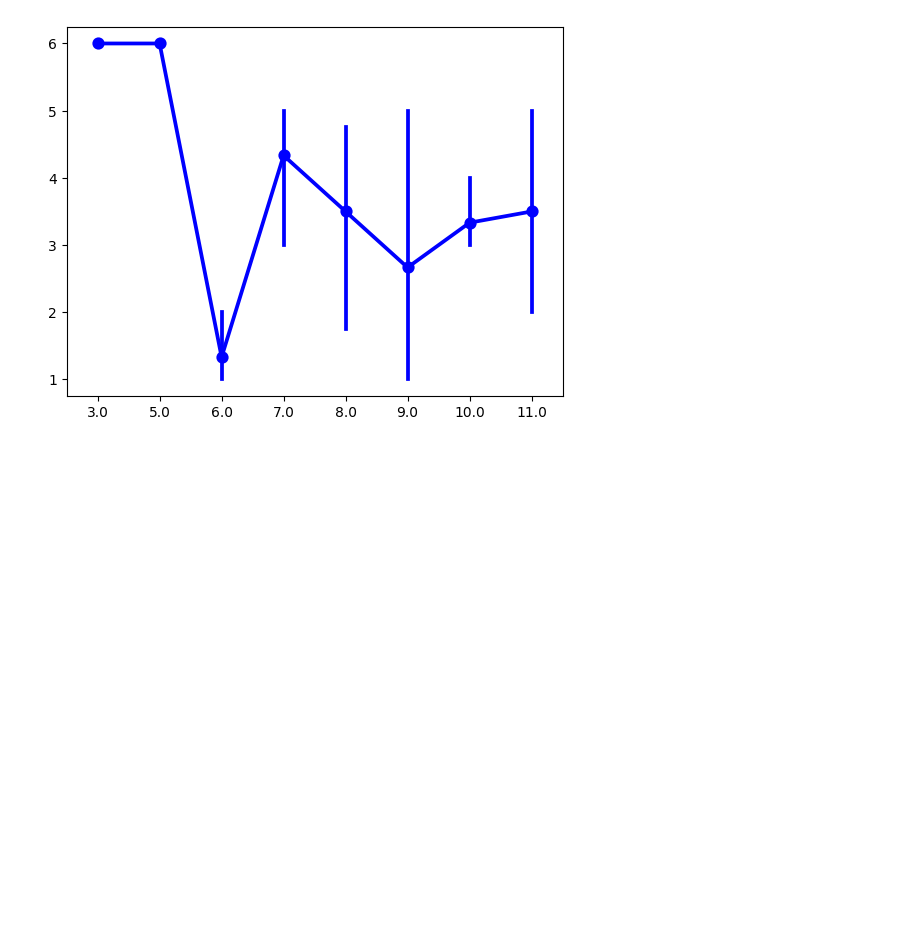
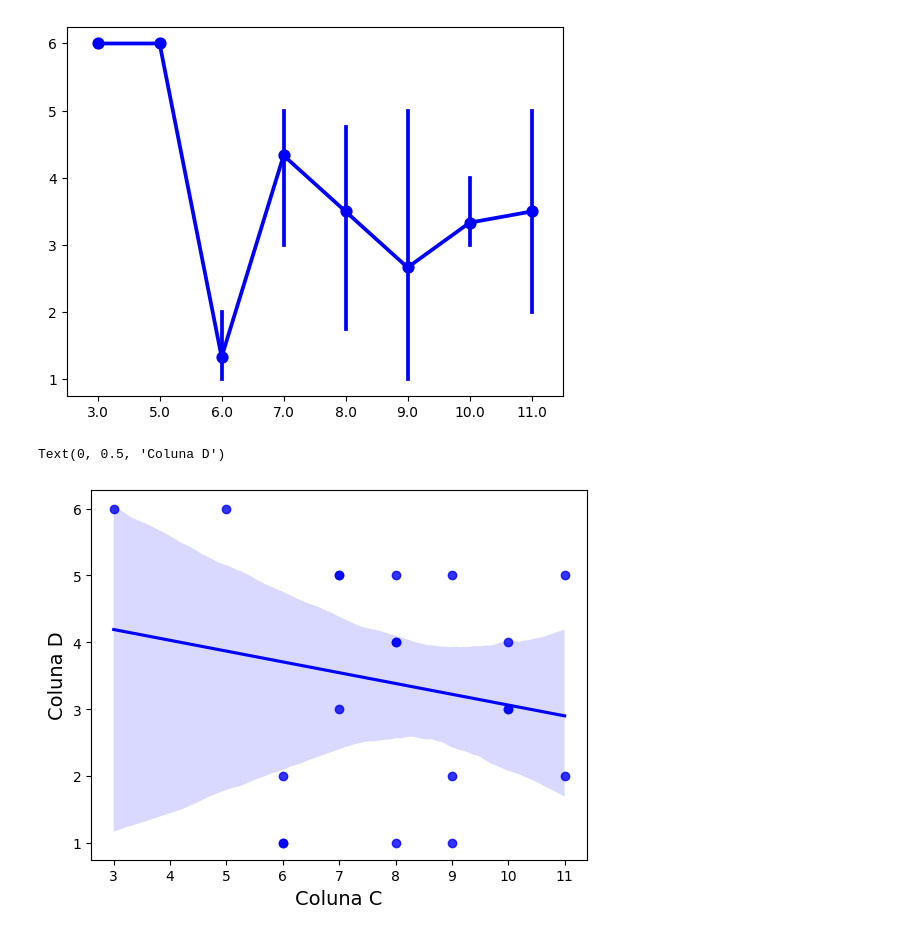
Before and after one commit to phm-aguiar/Individual_Explorations, a Jupyter notebook: Pyhton_para_mercado_financeiro/terceiro_cap2.ipynb, the cells around one changed output. Saved outputs shown, nothing was run; the diff lists cells and outputs as text; code cells hidden in the pictures; blank space fills up the shorter version.

Commit message:
dados para exeplos do livro

```diff
--- a/Pyhton_para_mercado_financeiro/terceiro_cap2.ipynb
+++ b/Pyhton_para_mercado_financeiro/terceiro_cap2.ipynb
@@ -149,3 +149,11 @@ sns.pointplot(x=dados[2], y=dados[3], color='blue')
 # %% [output]
 <Axes: >
 [figure]
+# %%
+fig.figure()
+sns.regplot(x=dados[2], y=dados[3], color='blue')
+fig.xlabel('Coluna C', fontsize=14)
+fig.ylabel('Coluna D', fontsize=14)
+# %% [output]
+Text(0, 0.5, 'Coluna D')
+[figure, added]
```
Also changed, not shown: parts of 6 cells of this notebook, 14 other files.
